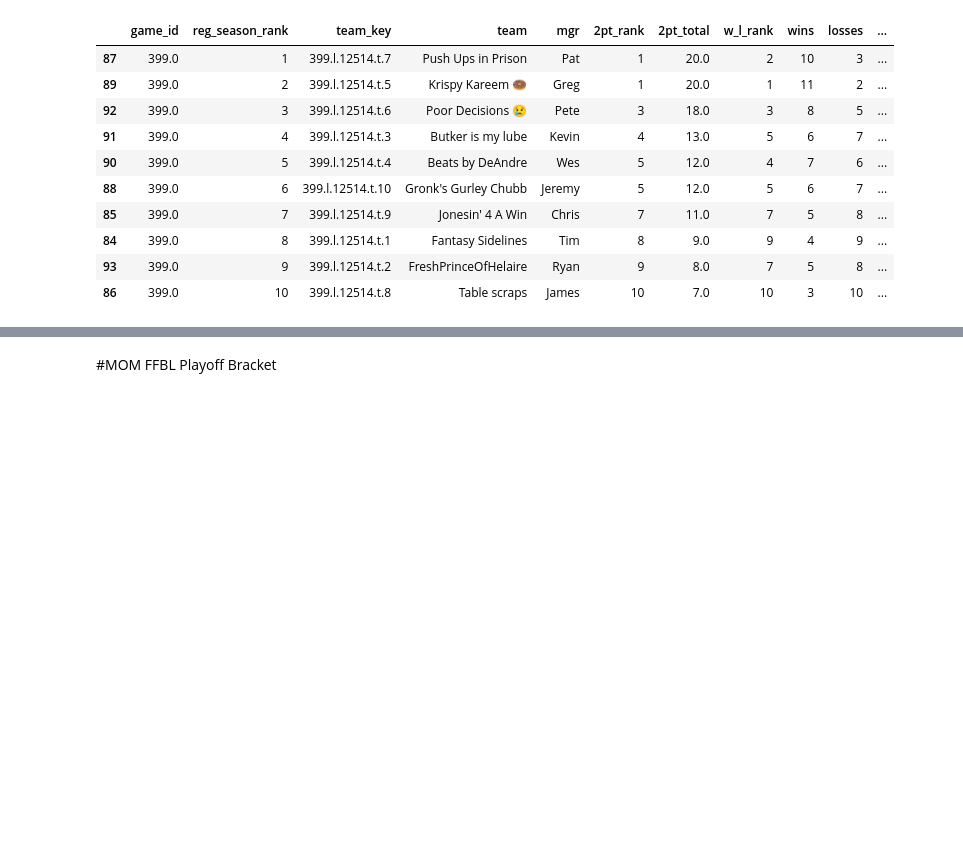
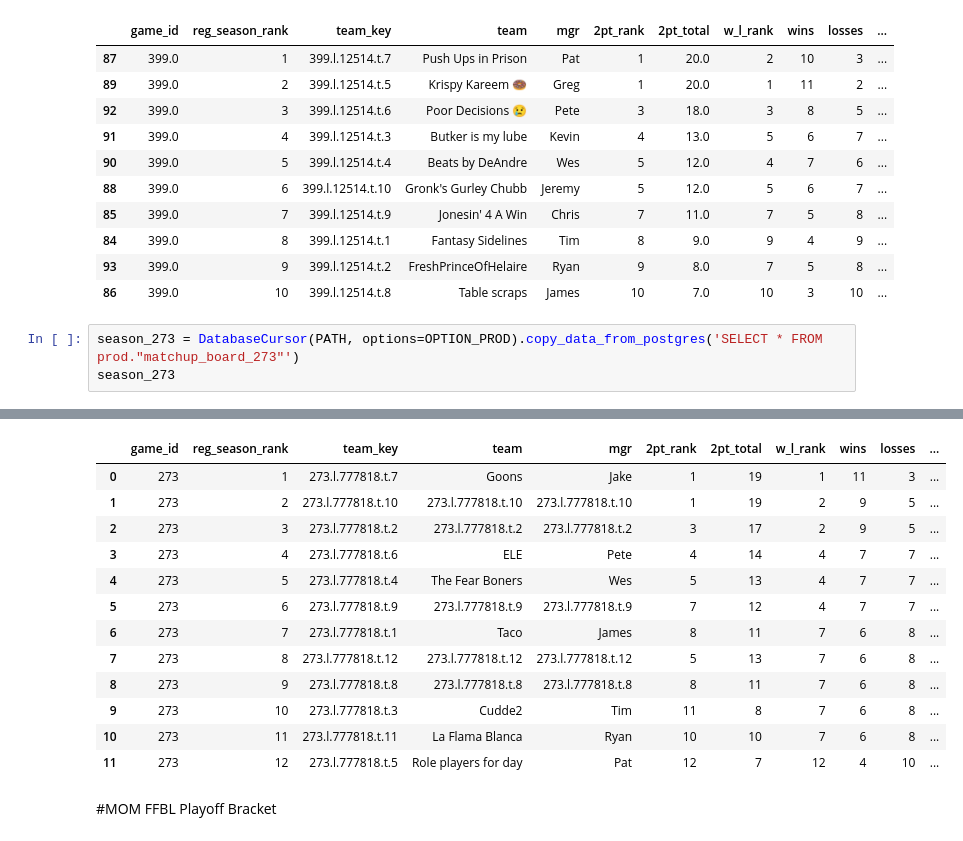
Before and after one commit to cuddebtj/Yahoo_Data, a Jupyter notebook: scripts/worksheet_2.ipynb, the cells around one changed output, grey strips where cells are left out. Saved outputs shown, nothing was run; the diff lists cells and outputs as text; blank space fills up the shorter version.

```diff
--- a/scripts/worksheet_2.ipynb
+++ b/scripts/worksheet_2.ipynb
@@ -505,3 +515,7 @@ game_id_406
 | 84 | 399.0 | 8 | 399.l.12514.t.1 | Fantasy Sidelines | Tim | 8 | 9.0 | 9 | 4 | 9 | ... |
 | 93 | 399.0 | 9 | 399.l.12514.t.2 | FreshPrinceOfHelaire | Ryan | 9 | 8.0 | 7 | 5 | 8 | ... |
 | 86 | 399.0 | 10 | 399.l.12514.t.8 | Table scraps | James | 10 | 7.0 | 10 | 3 | 10 | ... |
+# %%
+season_273 = DatabaseCursor(PATH, options=OPTION_PROD).copy_data_from_postgres('SELECT * FROM prod."matchup_board_273"')
+season_273
+# %% [output]
@@ -508,3 +523,16 @@ game_id_406
+|  | game_id | reg_season_rank | team_key | team | mgr | 2pt_rank | 2pt_total | w_l_rank | wins | losses | ... |
+| 0 | 273 | 1 | 273.l.777818.t.7 | Goons | Jake | 1 | 19 | 1 | 11 | 3 | ... |
+| 1 | 273 | 2 | 273.l.777818.t.10 | 273.l.777818.t.10 | 273.l.777818.t.10 | 1 | 19 | 2 | 9 | 5 | ... |
+| 2 | 273 | 3 | 273.l.777818.t.2 | 273.l.777818.t.2 | 273.l.777818.t.2 | 3 | 17 | 2 | 9 | 5 | ... |
+| 3 | 273 | 4 | 273.l.777818.t.6 | ELE | Pete | 4 | 14 | 4 | 7 | 7 | ... |
+| 4 | 273 | 5 | 273.l.777818.t.4 | The Fear Boners | Wes | 5 | 13 | 4 | 7 | 7 | ... |
+| 5 | 273 | 6 | 273.l.777818.t.9 | 273.l.777818.t.9 | 273.l.777818.t.9 | 7 | 12 | 4 | 7 | 7 | ... |
+| 6 | 273 | 7 | 273.l.777818.t.1 | Taco | James | 8 | 11 | 7 | 6 | 8 | ... |
+| 7 | 273 | 8 | 273.l.777818.t.12 | 273.l.777818.t.12 | 273.l.777818.t.12 | 5 | 13 | 7 | 6 | 8 | ... |
+| 8 | 273 | 9 | 273.l.777818.t.8 | 273.l.777818.t.8 | 273.l.777818.t.8 | 8 | 11 | 7 | 6 | 8 | ... |
+| 9 | 273 | 10 | 273.l.777818.t.3 | Cudde2 | Tim | 11 | 8 | 7 | 6 | 8 | ... |
+| 10 | 273 | 11 | 273.l.777818.t.11 | La Flama Blanca | Ryan | 10 | 10 | 7 | 6 | 8 | ... |
+| 11 | 273 | 12 | 273.l.777818.t.5 | Role players for day | Pat | 12 | 7 | 12 | 4 | 10 | ... |
 # %% [markdown]
 #MOM FFBL Playoff Bracket
 # %%
```
Also changed, not shown: parts of 2 cells of this notebook, 4 other files.
